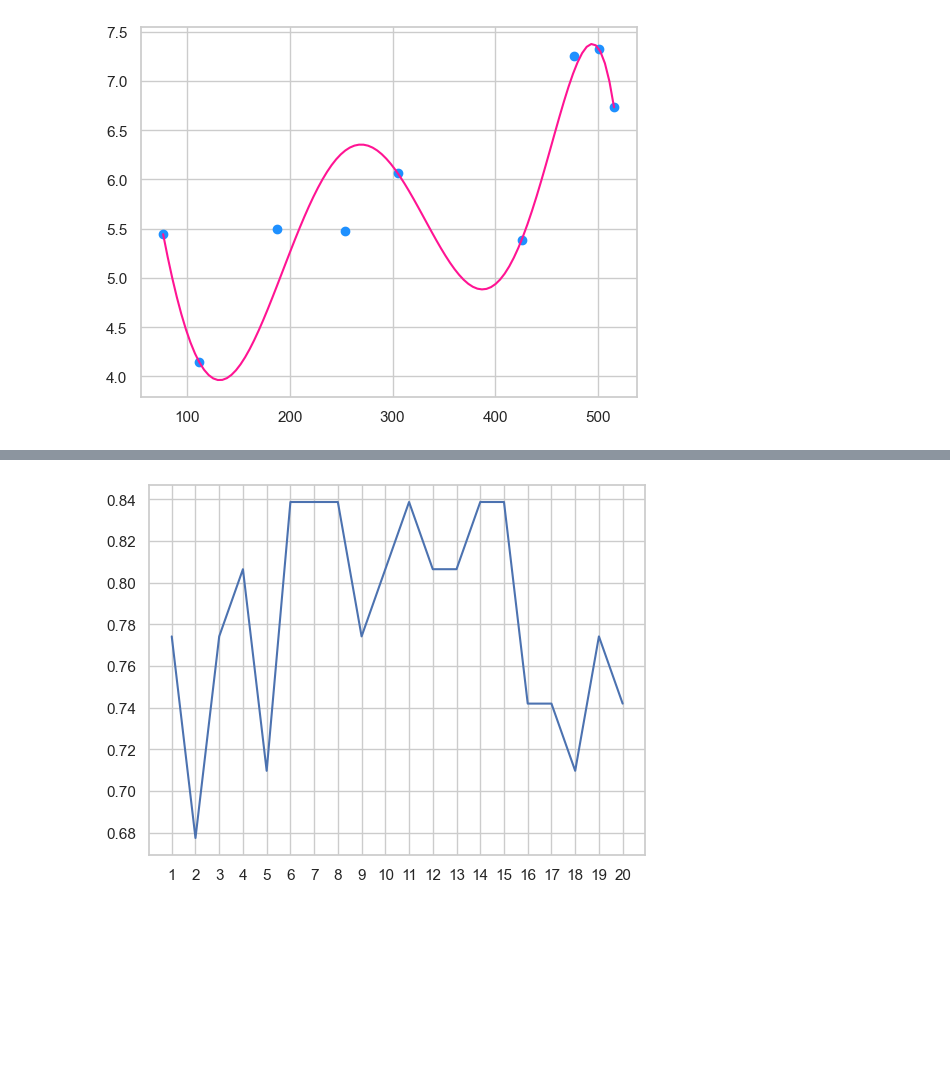
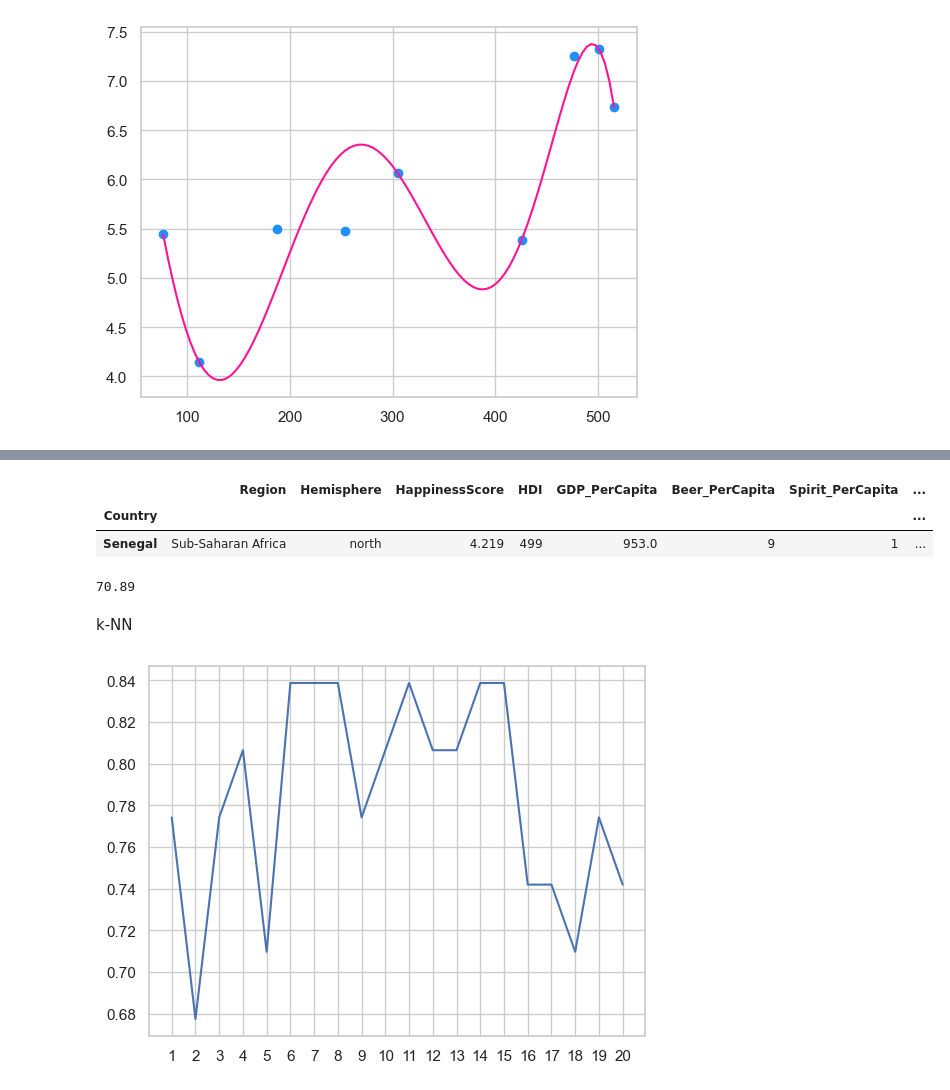
Before and after one commit to alessiasanfelici/Social_Research_Project, a Jupyter notebook: Alchool and Happiness.ipynb, the cells around one changed output, grey strips where cells are left out. Cells and saved outputs as stored; diff of their text form; code cells hidden in the pictures; blank space fills up the shorter version.

```diff
--- a/Alchool and Happiness.ipynb
+++ b/Alchool and Happiness.ipynb
@@ -271,3 +291,15 @@ K-MEANS
+# %%
+happiness_data.loc[happiness_data.loc[:, "GDP_PerCapita"] == happiness_data.loc[:, "GDP_PerCapita"].max()]
+# %% [output]
+|  | Region | Hemisphere | HappinessScore | HDI | GDP_PerCapita | Beer_PerCapita | Spirit_PerCapita | ... |
+| Country |  |  |  |  |  |  |  | ... |
+| Senegal | Sub-Saharan Africa | north | 4.219 | 499 | 953.0 | 9 | 1 | ... |
+# %%
+happiness_data.loc["Norway", "GDP_PerCapita"]
+# %% [output]
+70.89
+# %% [markdown]
+k-NN
 # %%
 x_train, x_test, y_train, y_test = train_test_split(happiness_data.iloc[:, [3, 4, 5, 6, 7]].values, happiness_data.loc[:,"HappinessCategory"].values, test_size = 0.25, random_state = 12)
 st_x = StandardScaler()
```
Also changed, not shown: parts of 6 cells of this notebook.
